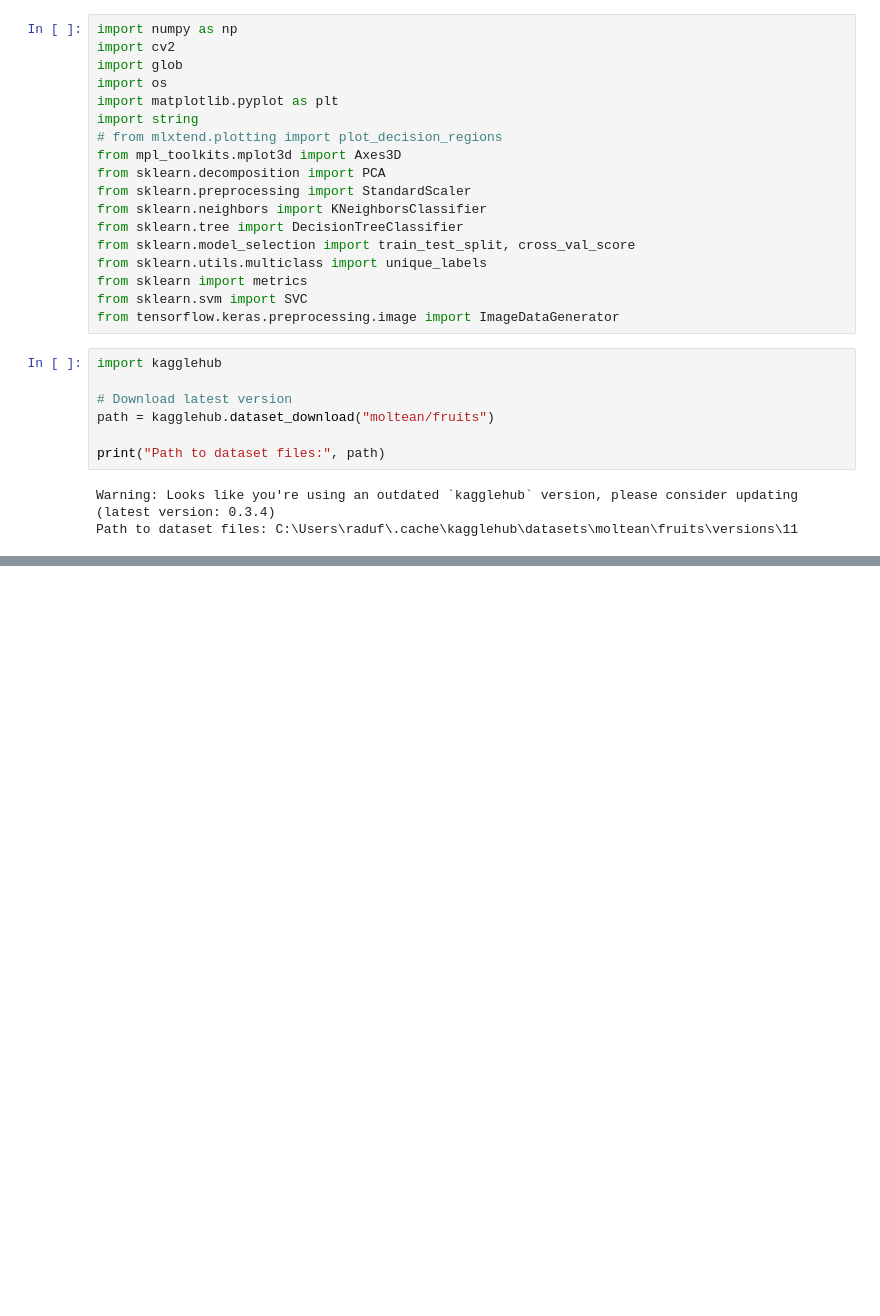
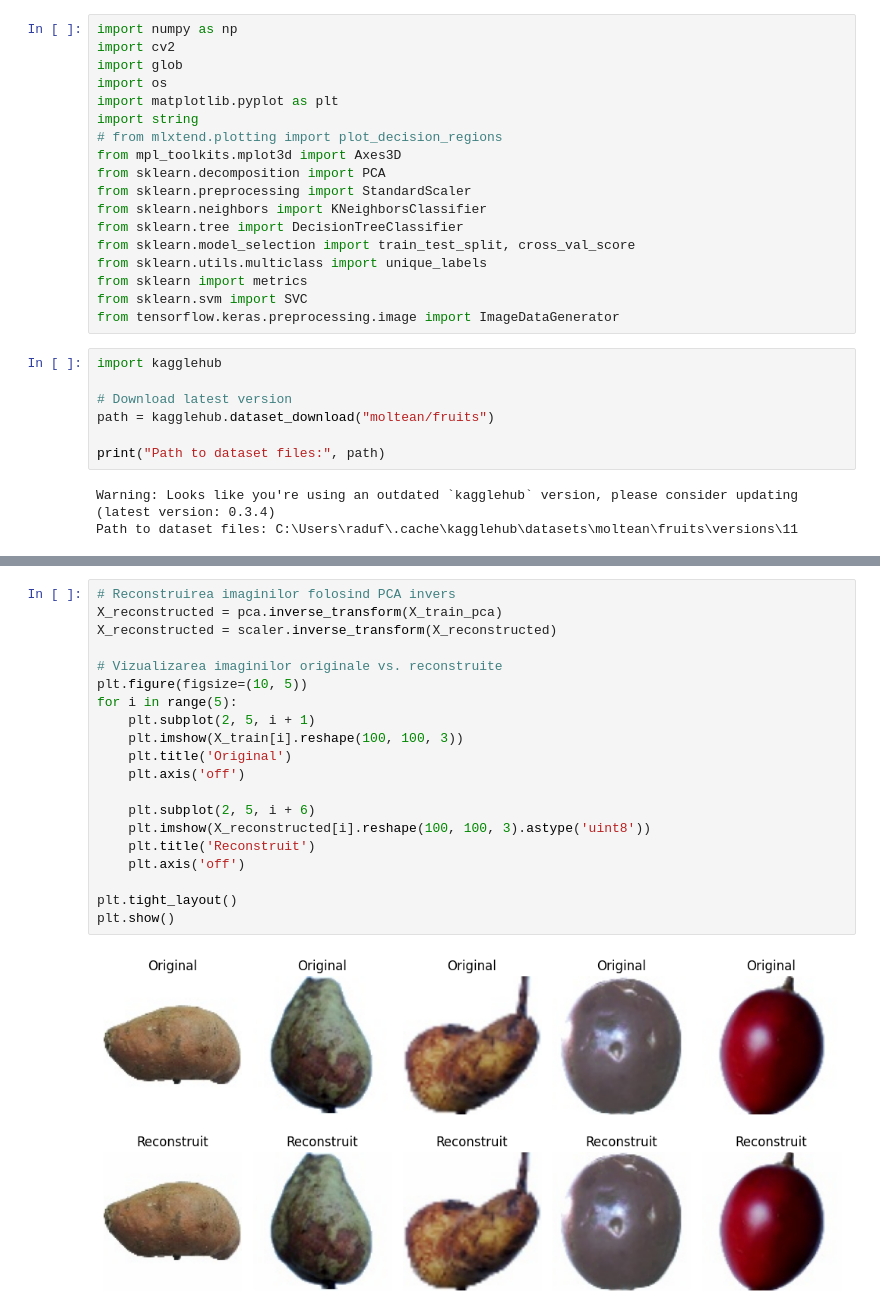
Before and after one commit to Vulturul2k/ML_project, a Jupyter notebook: fruits360.ipynb, the cells around one changed output, grey strips where cells are left out. Cells and saved outputs as stored; diff of their text form; blank space fills up the shorter version.

```diff
--- a/fruits360.ipynb
+++ b/fruits360.ipynb
@@ -80,0 +162,22 @@ NameError: name 'train_generator' is not defined
+# %%
+# Reconstruirea imaginilor folosind PCA invers
+X_reconstructed = pca.inverse_transform(X_train_pca)
+X_reconstructed = scaler.inverse_transform(X_reconstructed)
+
+# Vizualizarea imaginilor originale vs. reconstruite
+plt.figure(figsize=(10, 5))
+for i in range(5):
+    plt.subplot(2, 5, i + 1)
+    plt.imshow(X_train[i].reshape(100, 100, 3))
+    plt.title('Original')
+    plt.axis('off')
+
+    plt.subplot(2, 5, i + 6)
+    plt.imshow(X_reconstructed[i].reshape(100, 100, 3).astype('uint8'))
+    plt.title('Reconstruit')
+    plt.axis('off')
+
+plt.tight_layout()
+plt.show()
+# %% [output]
+[figure, added]
```
Also changed, not shown: parts of 8 cells of this notebook.
